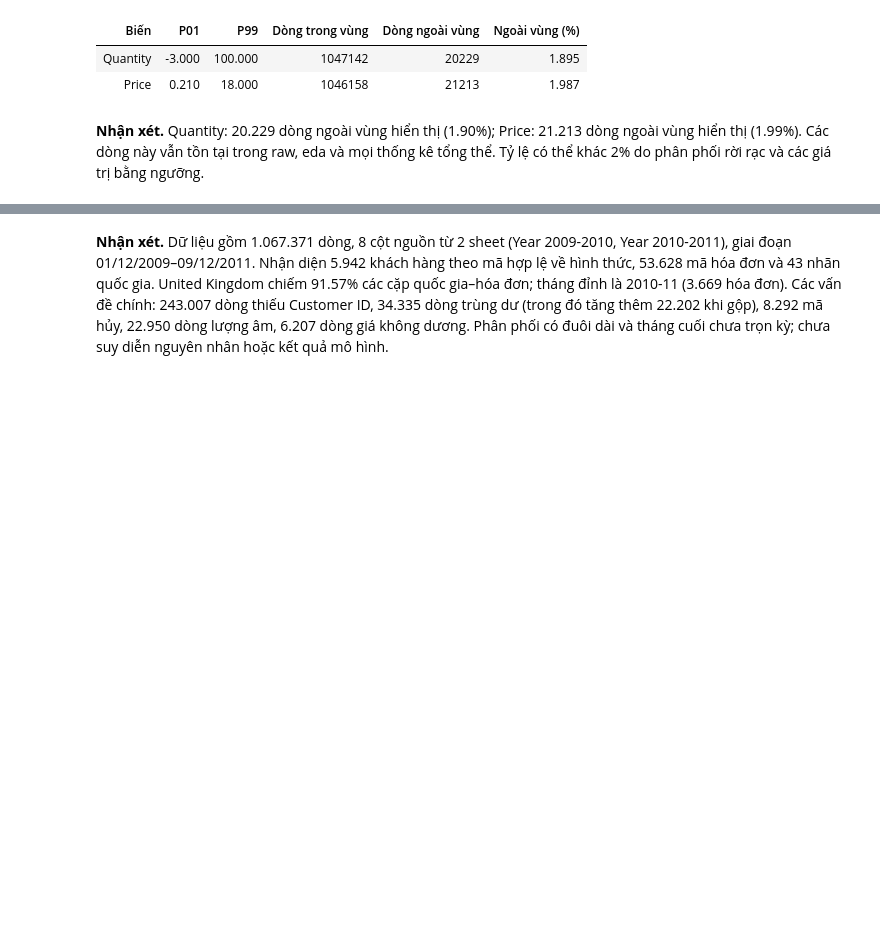
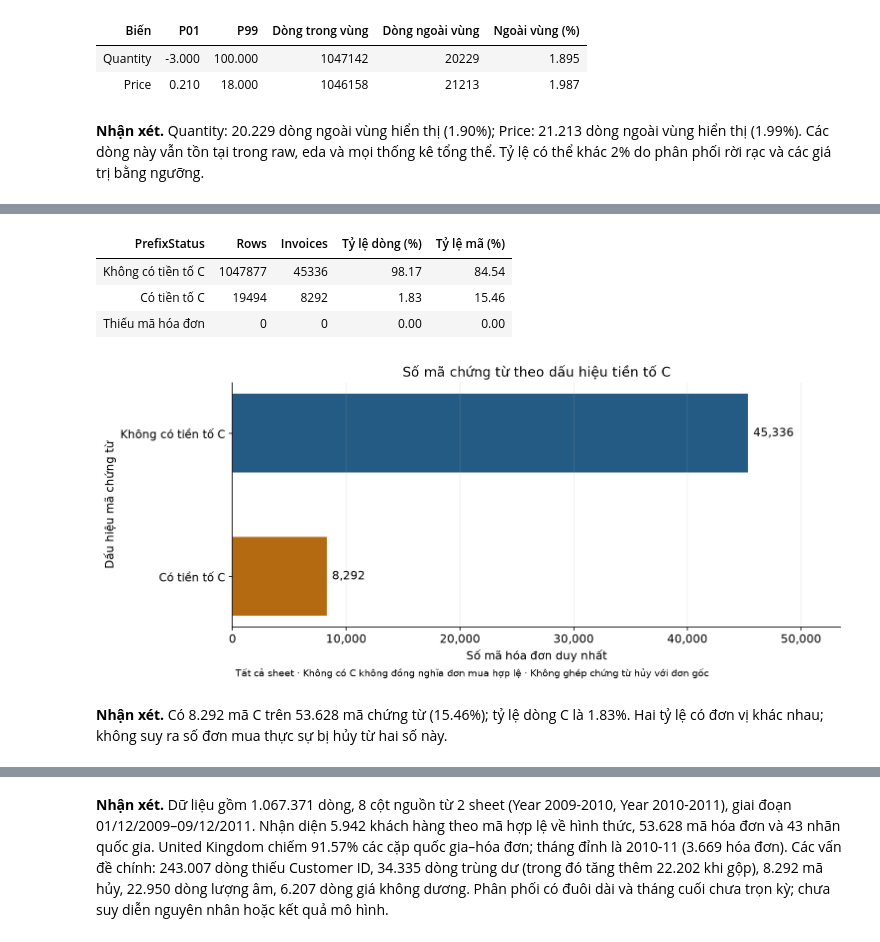
Before and after one commit to hieu110406/SGU-ML-High-Value-Customer-Prediction, a Jupyter notebook: project/notebooks/01_eda/eda_v1.ipynb, the cells around one changed output, grey strips where cells are left out. Cells and saved outputs as stored; diff of their text form; code cells hidden in the pictures; blank space fills up the shorter version.

```diff
--- a/project/notebooks/01_eda/eda_v1.ipynb
+++ b/project/notebooks/01_eda/eda_v1.ipynb
@@ -731,0 +847,29 @@ Các kết luận được sinh từ biến đã tính ở trên để thống n
+# %%
+PREFIX_ORDER = ['Không có tiền tố C', 'Có tiền tố C']
+eda['PrefixStatus'] = pd.Series(np.where(cancelled, PREFIX_ORDER[1], PREFIX_ORDER[0]), index=eda.index)
+eda.loc[eda['InvoiceKey'].isna(), 'PrefixStatus'] = 'Thiếu mã hóa đơn'
+prefix_summary = (eda.groupby('PrefixStatus').agg(Rows=('PrefixStatus', 'size'),
+                  Invoices=('InvoiceKey', 'nunique')).reindex(PREFIX_ORDER + ['Thiếu mã hóa đơn'], fill_value=0))
+prefix_summary['Tỷ lệ dòng (%)'] = prefix_summary['Rows'] / n_rows * 100
+prefix_summary['Tỷ lệ mã (%)'] = prefix_summary['Invoices'] / n_invoices * 100
+show_table(prefix_summary.reset_index(), {'Tỷ lệ dòng (%)': '{:.2f}', 'Tỷ lệ mã (%)': '{:.2f}'})
+fig, ax = plt.subplots(figsize=(10, 4.3), layout='constrained')
+prefix_bars = ax.barh(PREFIX_ORDER[::-1], prefix_summary.loc[PREFIX_ORDER[::-1], 'Invoices'],
+                     color=[GOLD, BLUE], height=0.55)
+ax.bar_label(prefix_bars, labels=[f'{v:,}' for v in prefix_summary.loc[PREFIX_ORDER[::-1], 'Invoices']], padding=5)
+ax.set(title='Số mã chứng từ theo dấu hiệu tiền tố C', xlabel='Số mã hóa đơn duy nhất',
+       ylabel='Dấu hiệu mã chứng từ', xlim=(0, prefix_summary['Invoices'].max() * 1.18))
+ax.xaxis.set_major_formatter(StrMethodFormatter('{x:,.0f}'))
+ax.grid(axis='x', alpha=0.2)
+fig.supxlabel('Tất cả sheet · Không có C không đồng nghĩa đơn mua hợp lệ · Không ghép chứng từ hủy với đơn gốc', fontsize=9)
+show_figure(fig, 'invoices_by_c_prefix.png')
+note(f'Có {vn_int(n_cancel_invoices)} mã C trên {vn_int(n_invoices)} mã chứng từ '
+     f'({n_cancel_invoices / n_invoices:.2%}); tỷ lệ dòng C là {n_cancel_rows / n_rows:.2%}. '
+     'Hai tỷ lệ có đơn vị khác nhau; không suy ra số đơn mua thực sự bị hủy từ hai số này.')
+# %% [output]
+| PrefixStatus | Rows | Invoices | Tỷ lệ dòng (%) | Tỷ lệ mã (%) |
+| Không có tiền tố C | 1047877 | 45336 | 98.17 | 84.54 |
+| Có tiền tố C | 19494 | 8292 | 1.83 | 15.46 |
+| Thiếu mã hóa đơn | 0 | 0 | 0.00 | 0.00 |
+[figure, added]
+**Nhận xét.** Có 8.292 mã C trên 53.628 mã chứng từ (15.46%); tỷ lệ dòng C là 1.83%. Hai tỷ lệ có đơn vị khác nhau; không suy ra số đơn mua thực sự bị hủy từ hai số này.
```
Also changed, not shown: parts of 75 cells of this notebook, 14 other files.
